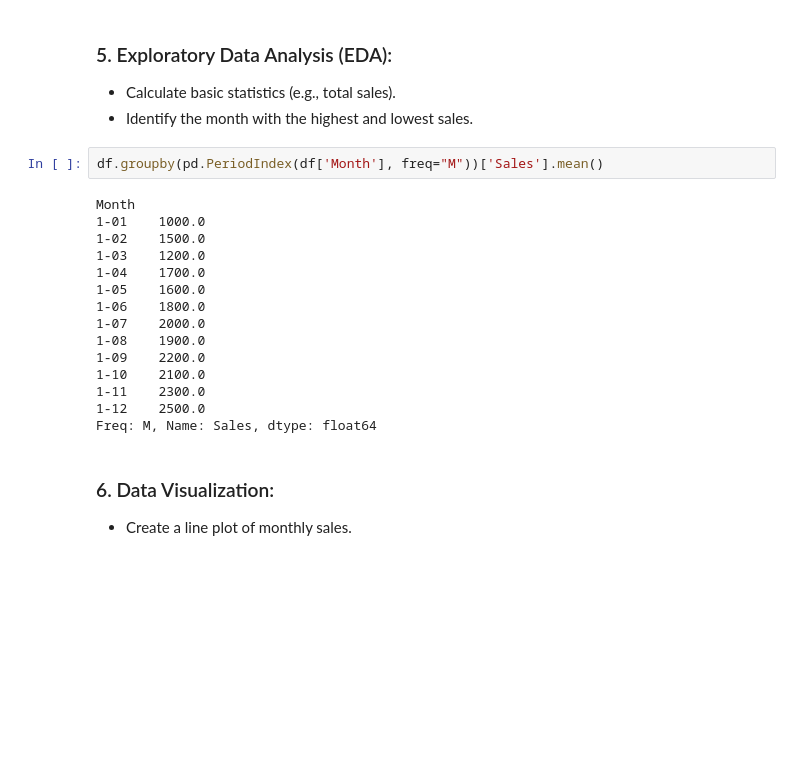
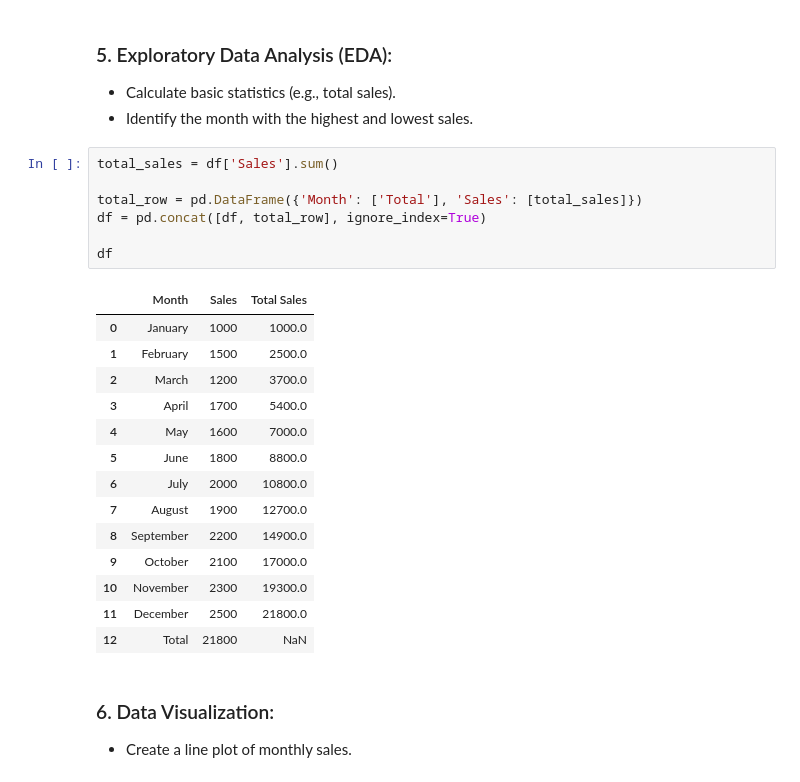
Before and after one commit to kvl00l/project, a Jupyter notebook: Project.ipynb, the cells around one changed output. Saved outputs shown, nothing was run; the diff lists cells and outputs as text; blank space fills up the shorter version.

```diff
--- a/Project.ipynb
+++ b/Project.ipynb
@@ -77,23 +77,28 @@ Identify missing values in the dataset
 ### 5. Exploratory Data Analysis (EDA):
 - Calculate basic statistics (e.g., total sales).
 - Identify the month with the highest and lowest sales.
-# %%
-df.groupby(pd.PeriodIndex(df['Month'], freq="M"))['Sales'].mean()
-# %% [output]
-Month
-1-01    1000.0
-1-02    1500.0
-1-03    1200.0
-1-04    1700.0
-1-05    1600.0
-1-06    1800.0
-1-07    2000.0
-1-08    1900.0
-1-09    2200.0
-1-10    2100.0
-1-11    2300.0
-1-12    2500.0
-Freq: M, Name: Sales, dtype: float64
+# %%
+total_sales = df['Sales'].sum()
+
+total_row = pd.DataFrame({'Month': ['Total'], 'Sales': [total_sales]})
+df = pd.concat([df, total_row], ignore_index=True)
+
+df
+# %% [output]
+|  | Month | Sales | Total Sales |
+| 0 | January | 1000 | 1000.0 |
+| 1 | February | 1500 | 2500.0 |
+| 2 | March | 1200 | 3700.0 |
+| 3 | April | 1700 | 5400.0 |
+| 4 | May | 1600 | 7000.0 |
+| 5 | June | 1800 | 8800.0 |
+| 6 | July | 2000 | 10800.0 |
+| 7 | August | 1900 | 12700.0 |
+| 8 | September | 2200 | 14900.0 |
+| 9 | October | 2100 | 17000.0 |
+| 10 | November | 2300 | 19300.0 |
+| 11 | December | 2500 | 21800.0 |
+| 12 | Total | 21800 | NaN |
 # %% [markdown]
 ### 6. Data Visualization:
 - Create a line plot of monthly sales.
```
Also changed, not shown: parts of 4 cells of this notebook.
